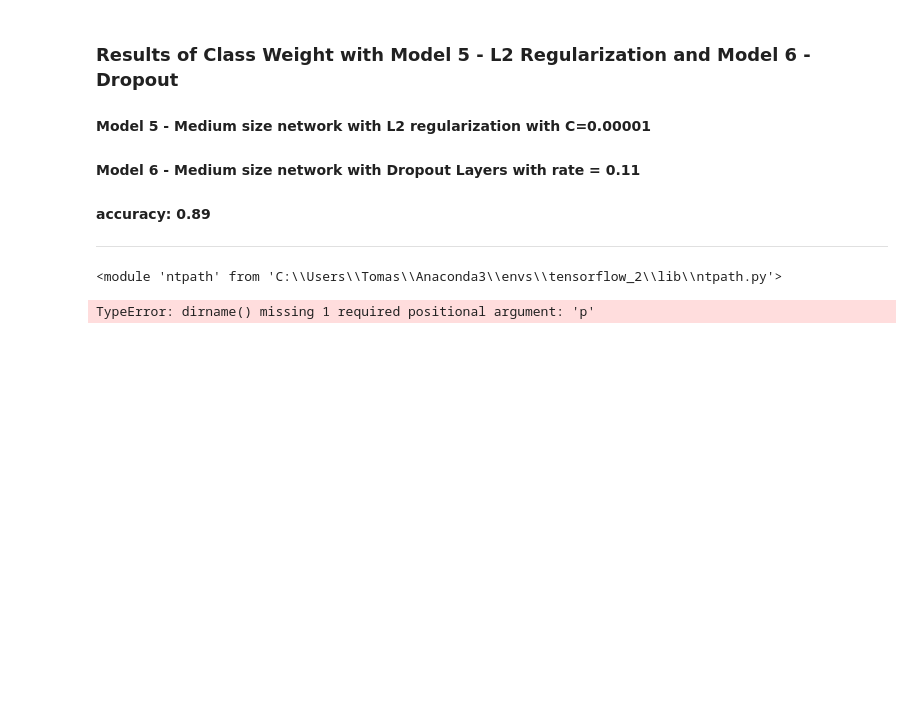
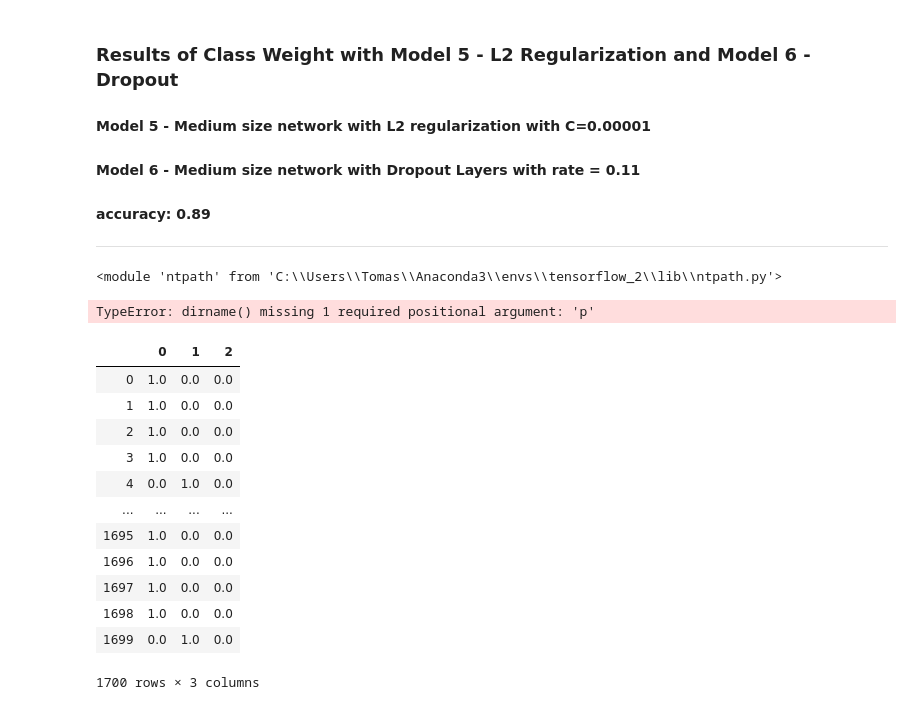
Before and after one commit to TomasSuarezL/oss-stage-2019, a Jupyter notebook: CTG Dataset/CTG_dataset_classification.ipynb, the cells around one changed output. Saved outputs shown, nothing was run; the diff lists cells and outputs as text; code cells hidden in the pictures; blank space fills up the shorter version.

```diff
--- a/CTG Dataset/CTG_dataset_classification.ipynb
+++ b/CTG Dataset/CTG_dataset_classification.ipynb
@@ -651,3 +758,19 @@ filepath
 os.path.dirname()
 # %% [output]
 TypeError: dirname() missing 1 required positional argument: 'p'
+# %%
+pd.DataFrame(y_train_oh)
+# %% [output]
+|  | 0 | 1 | 2 |
+| 0 | 1.0 | 0.0 | 0.0 |
+| 1 | 1.0 | 0.0 | 0.0 |
+| 2 | 1.0 | 0.0 | 0.0 |
+| 3 | 1.0 | 0.0 | 0.0 |
+| 4 | 0.0 | 1.0 | 0.0 |
+| ... | ... | ... | ... |
+| 1695 | 1.0 | 0.0 | 0.0 |
+| 1696 | 1.0 | 0.0 | 0.0 |
+| 1697 | 1.0 | 0.0 | 0.0 |
+| 1698 | 1.0 | 0.0 | 0.0 |
+| 1699 | 0.0 | 1.0 | 0.0 |
+1700 rows × 3 columns
```
Also changed, not shown: parts of 11 cells of this notebook.
